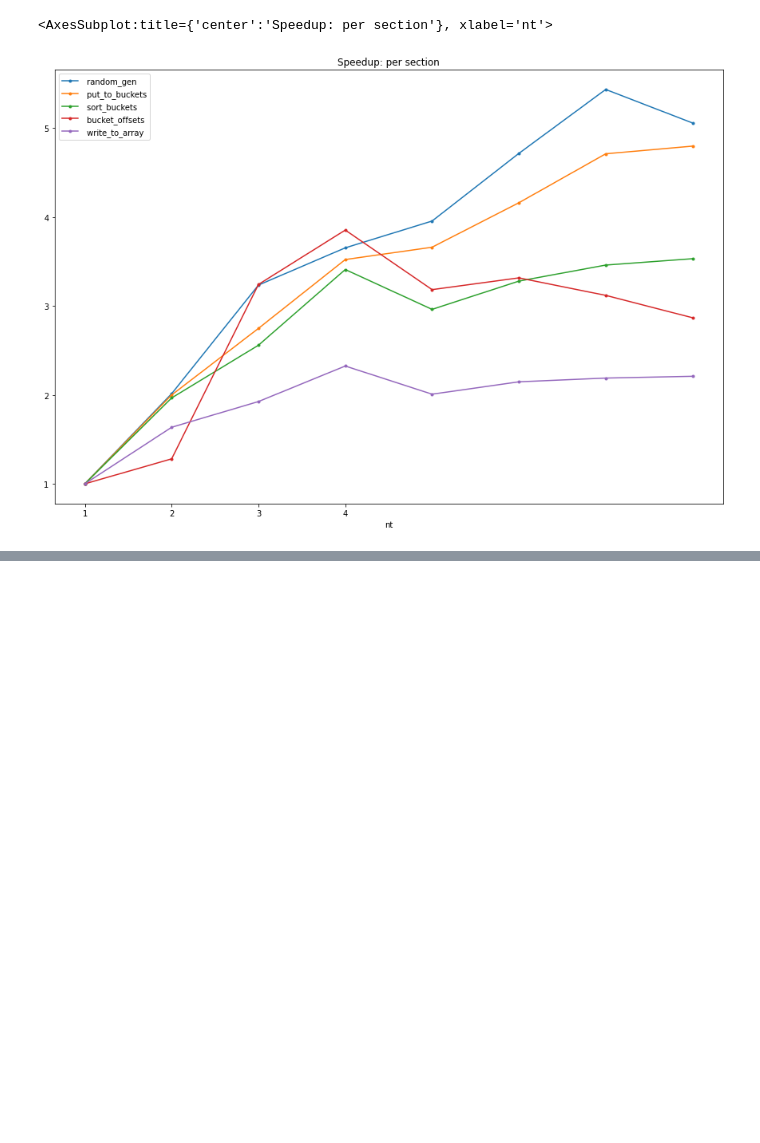
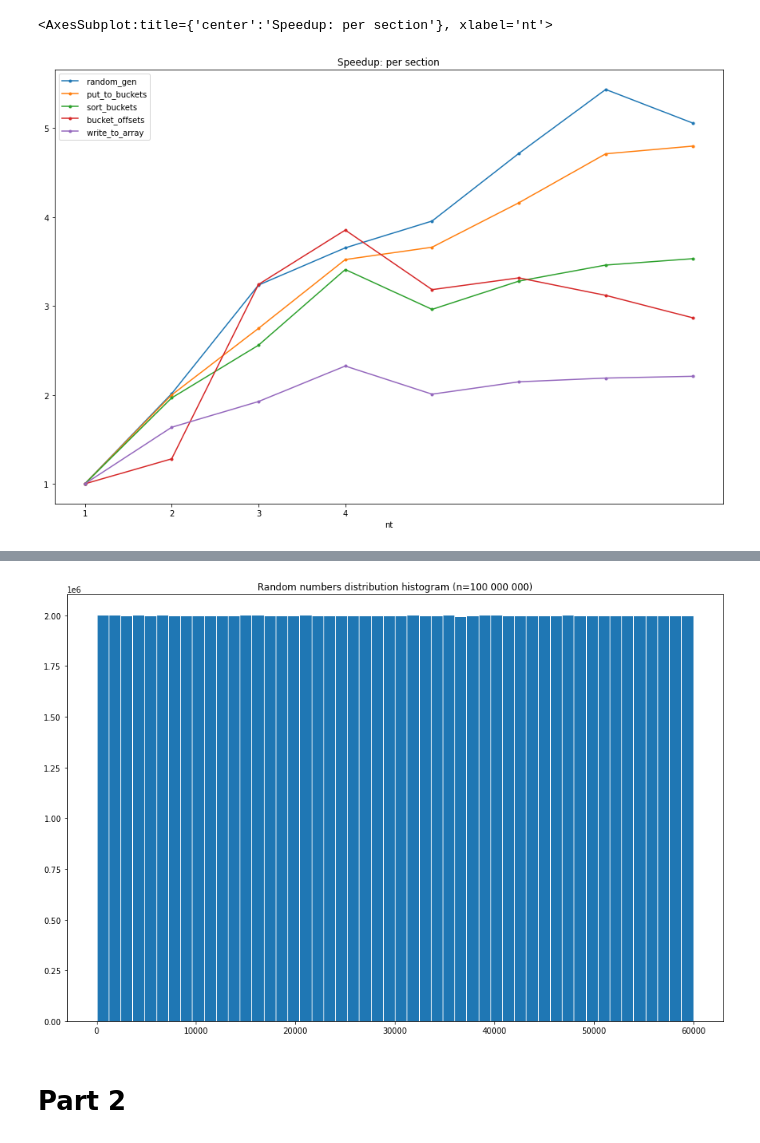
Before and after one commit to maciektr/parallel_lab, a Jupyter notebook: report2/report2.ipynb, the cells around one changed output, grey strips where cells are left out. Cells and saved outputs as stored; diff of their text form; code cells hidden in the pictures; blank space fills up the shorter version.

```diff
--- a/report2/report2.ipynb
+++ b/report2/report2.ipynb
@@ -86,0 +103,8 @@ plt.hist(values, bins=20)
+# %%
+plt.rcParams["figure.figsize"] = [15,10]
+# %%
+plt.hist(values, bins=50, edgecolor='white')
+plt.title("Random numbers distribution histogram (n=100 000 000)")
+plt.show()
+# %% [output]
+[figure, added]
@@ -86,0 +119,2 @@ plt.hist(values, bins=20)
+# %% [markdown]
+# Part 2
```
Also changed, not shown: parts of 44 cells of this notebook, 6 other files.
